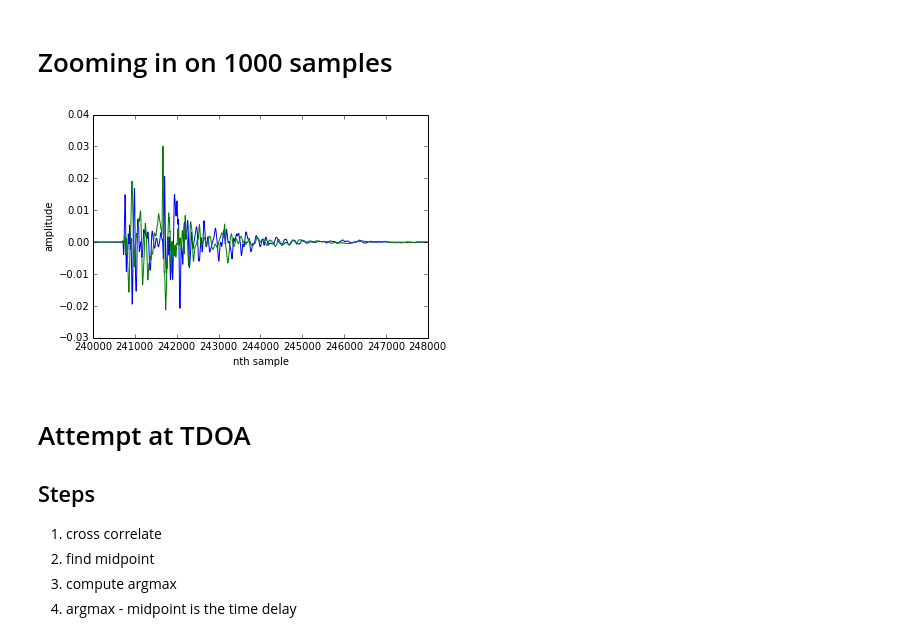
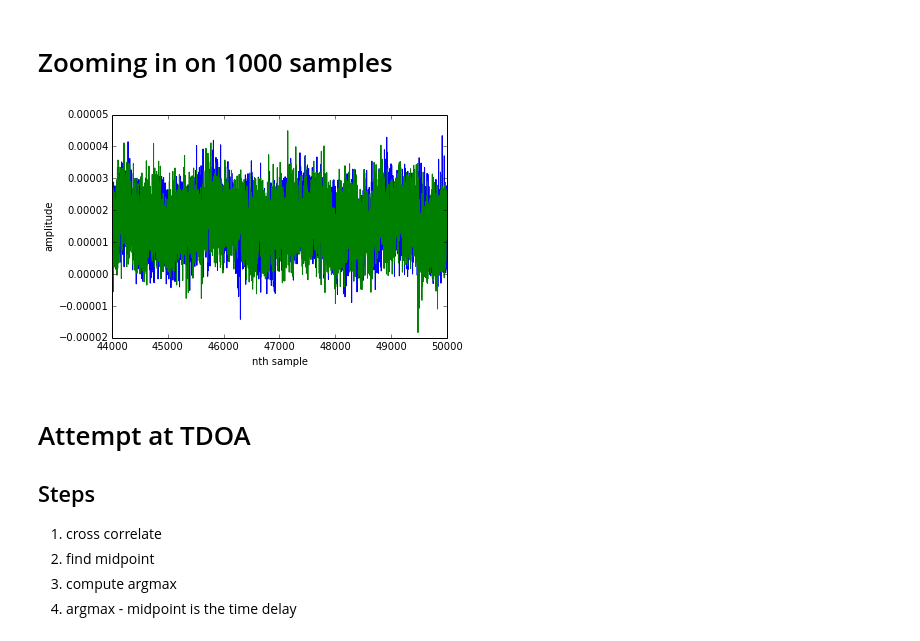
Before and after one commit to mvcisback/damped_waveguide, a Jupyter notebook: tdoa.ipynb, the cells around one changed output. Cells and saved outputs as stored; diff of their text form; code cells hidden in the pictures.

```diff
--- a/tdoa.ipynb
+++ b/tdoa.ipynb
@@ -35,16 +35,15 @@ plt.show()
 # %% [markdown]
 # Zooming in on 1000 samples
 # %%
-START = 240000
-OFFSET = 8000
-x = range(START, START+OFFSET)
-plt.plot(x, captured[0, START:START+OFFSET])
-plt.plot(x, captured[1, START:START+OFFSET])
+START = 44000
+x = range(START, START+6000)
+plt.plot(x, captured[0, START:START+6000])
+plt.plot(x, captured[1, START:START+6000])
 plt.xlabel("nth sample")
 plt.ylabel("amplitude")
 plt.show()
 # %% [output]
-[figure, old version]
+[figure, new version]
 # %% [markdown]
 # Attempt at TDOA
 ## Steps
```
Also changed, not shown: parts of 12 cells of this notebook, 6 other files.
